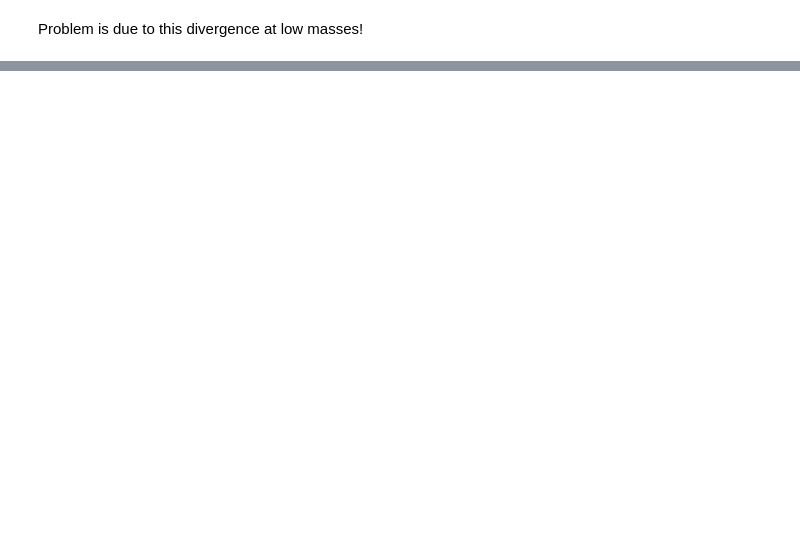
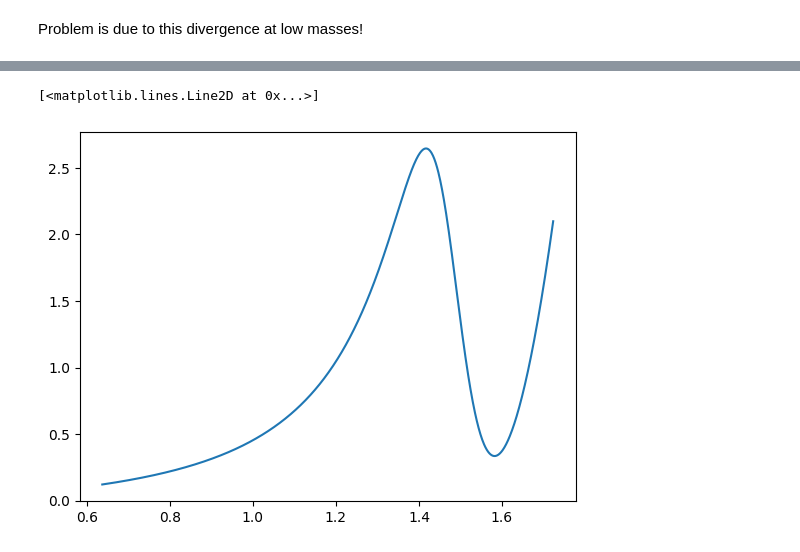
Before and after one commit to cpviolation/tfa_examples, a Jupyter notebook: notebooks/study_lineshapes.ipynb, the cells around one changed output, grey strips where cells are left out. Drawn from its saved outputs; the diff is of its cells as text; code cells hidden in the pictures; blank space fills up the shorter version.

```diff
--- a/notebooks/study_lineshapes.ipynb
+++ b/notebooks/study_lineshapes.ipynb
@@ -367,0 +409,12 @@ Problem is due to this divergence at low masses!
+# %%
+@atfi.function
+def LauraLASS(m, md, mc, a, r, m0, g0):
+    q0 = atfk.two_body_momentum(md, m0, mc)
+    q = atfk.two_body_momentum(md, m, mc)
+    cot_delta_beta = atfi.const(1.0) / a / q + atfi.const(0.5) * r * q
+    delta_beta = atfi.atan(1.0 / cot_delta_beta)
+    Tm = atfi.cast_complex(m) / atfi.complex(q * cot_delta_beta, -q)
+    Tm+= atfi.complex(atfi.cos(delta_beta), atfi.sin(delta_beta)) * \
+         atfi.cast_complex(m0 * g0 * m0 / q0) * \
+         tf.math.reciprocal(atfi.complex(m0*m0 - m*m, - m0 * g0 * q / m * m0 / q0 ))
+    return Tm
@@ -367,0 +423,5 @@ Problem is due to this divergence at low masses!
+# %%
+r = atfi.const(2.07)
+a = atfi.const(3.32)
+mkzst_1430 = atfi.const(1.425)
+gkzst_1430 = atfi.const(0.270)
@@ -367,0 +439,12 @@ Problem is due to this divergence at low masses!
+# %%
+md = 1.864
+mpi = 0.13957
+mkz = 0.497611
+xpl = np.linspace(mkz+mpi,md-mpi,1000)
+LLass = atfd.density(LauraLASS(xpl, md, mpi, a, r, mkzst_1430, gkzst_1430))
+is_nan = np.isnan(LLass)
+LLass_int = trapezoid(LLass[~is_nan], xpl[~is_nan])
+plt.plot(xpl[~is_nan], LLass[~is_nan]/LLass_int)
+# %% [output]
+[<matplotlib.lines.Line2D at 0x...>]
+[figure, added]
```
Also changed, not shown: parts of 34 cells of this notebook.
